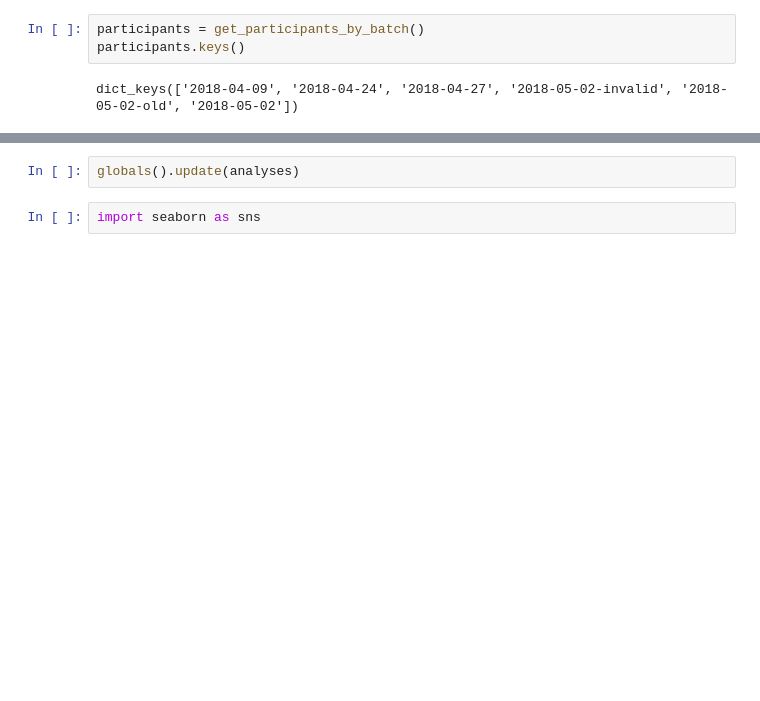
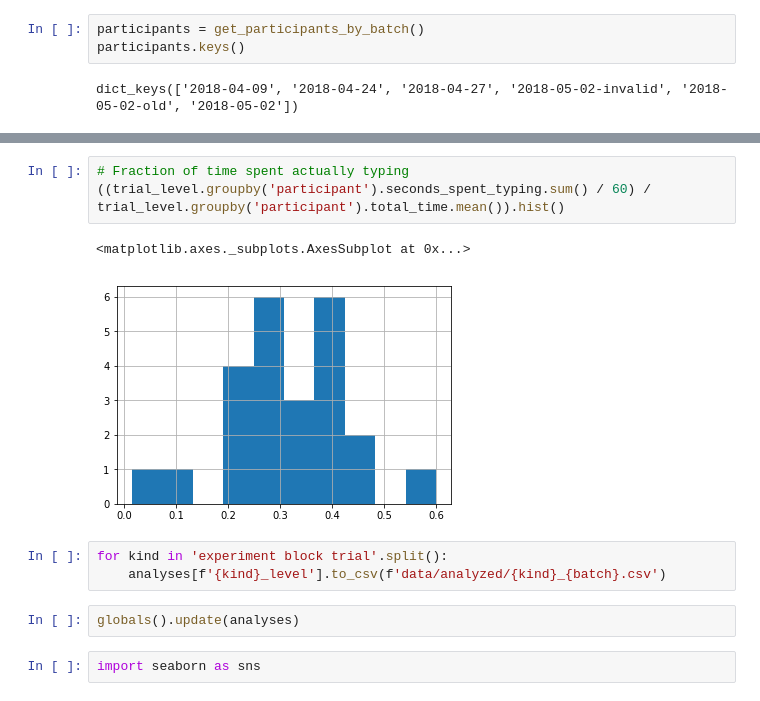
Before and after one commit to kcarnold/textrec, a Jupyter notebook: notebooks/Analysis.ipynb, the cells around one changed output, grey strips where cells are left out. Drawn from its saved outputs; the diff is of its cells as text; blank space fills up the shorter version.

```diff
--- a/notebooks/Analysis.ipynb
+++ b/notebooks/Analysis.ipynb
@@ -92,3 +111,12 @@ Index(['participant', 'age', 'english_proficiency', 'gender',
+# %%
+# Fraction of time spent actually typing
+((trial_level.groupby('participant').seconds_spent_typing.sum() / 60) / trial_level.groupby('participant').total_time.mean()).hist()
+# %% [output]
+<matplotlib.axes._subplots.AxesSubplot at 0x...>
+[figure, added]
+# %%
+for kind in 'experiment block trial'.split():
+    analyses[f'{kind}_level'].to_csv(f'data/analyzed/{kind}_{batch}.csv')
 # %%
 globals().update(analyses)
 # %%
```
Also changed, not shown: parts of 52 cells of this notebook.
